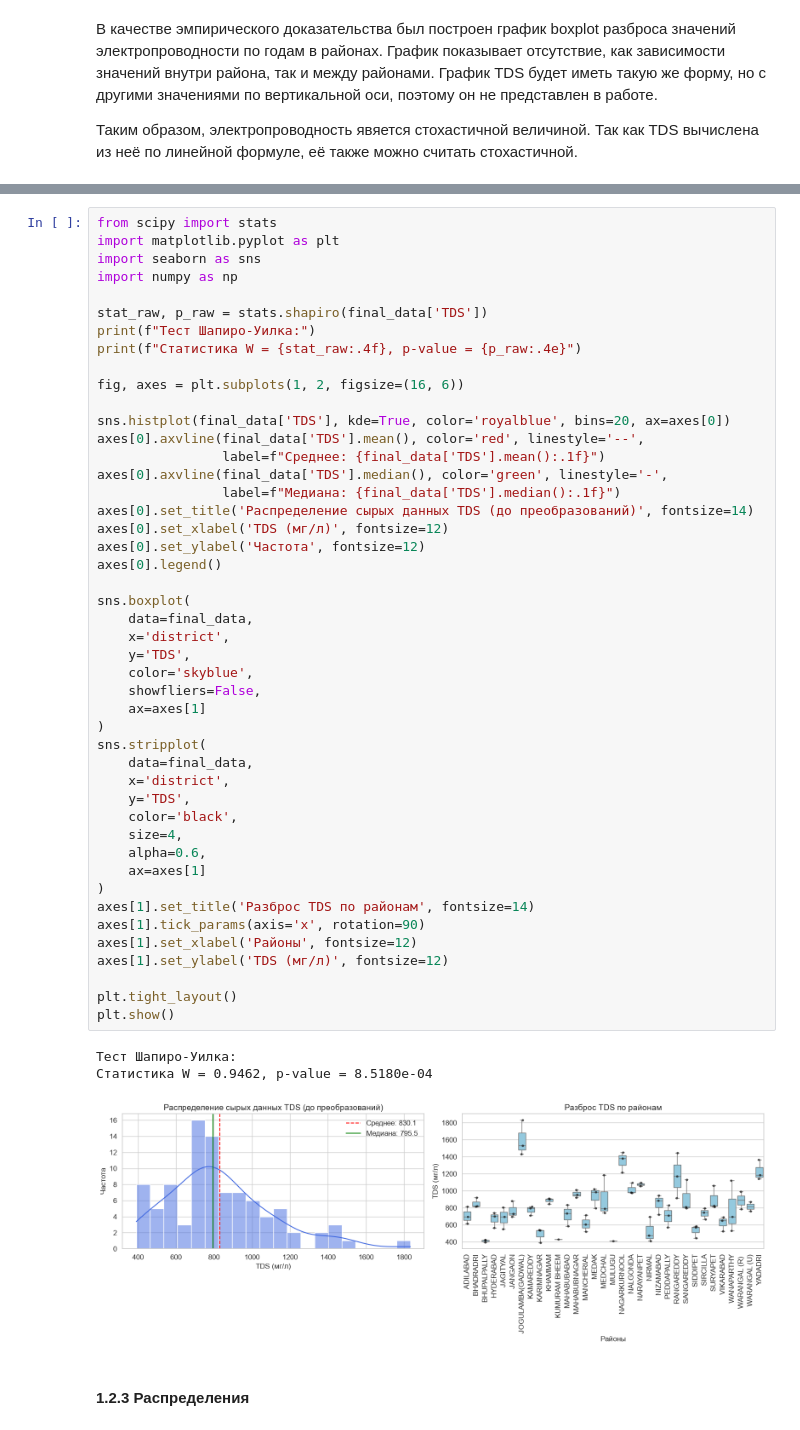
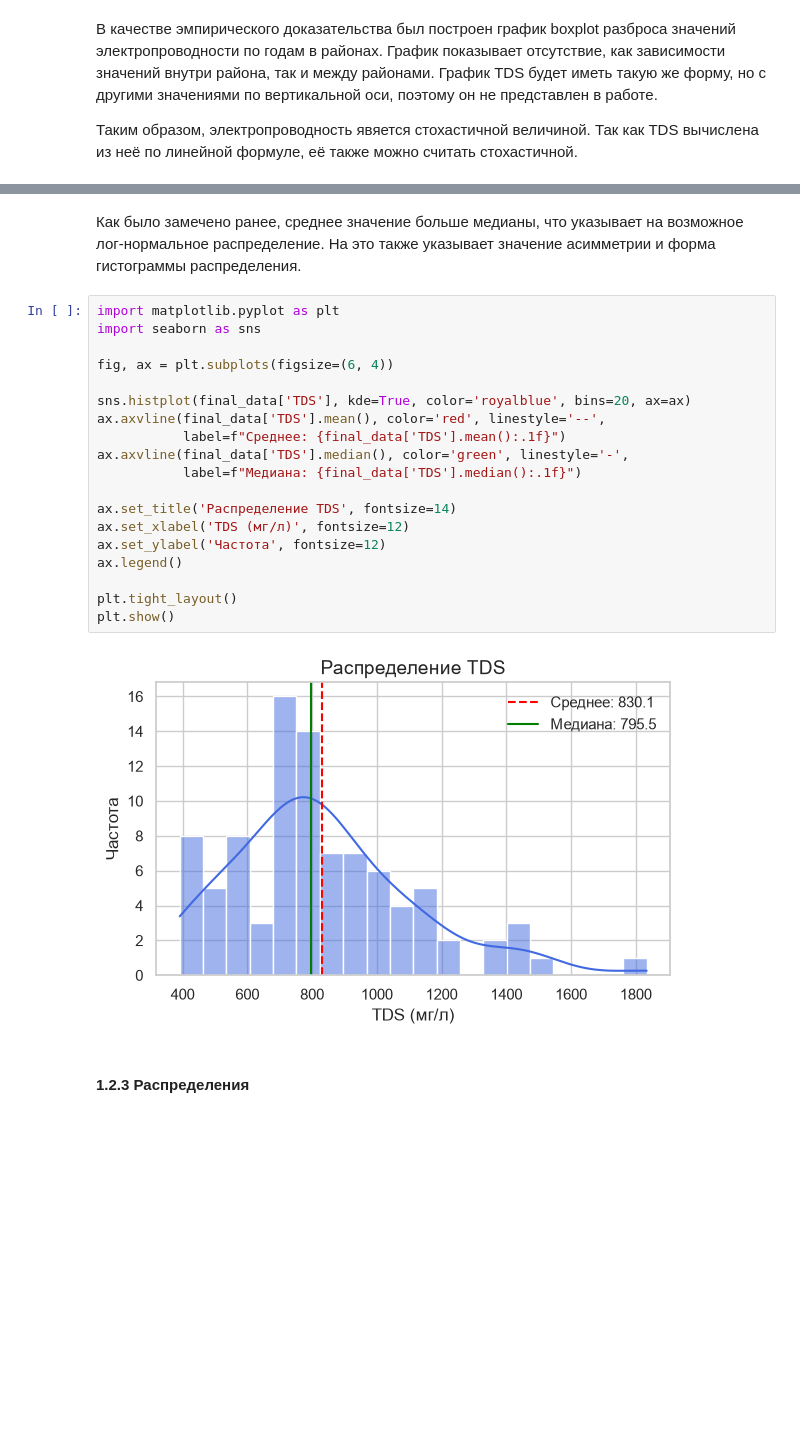
Before and after one commit to dasha1154/lab.stat, a Jupyter notebook: labwork.ipynb, the cells around one changed output, grey strips where cells are left out. Cells and saved outputs as stored; diff of their text form; blank space fills up the shorter version.

```diff
--- a/labwork.ipynb
+++ b/labwork.ipynb
@@ -603,53 +599,26 @@ display(stats_tds.to_frame().round(3))
-# %%
-from scipy import stats
-import matplotlib.pyplot as plt
-import seaborn as sns
-import numpy as np
-
-stat_raw, p_raw = stats.shapiro(final_data['TDS'])
-print(f"Тест Шапиро-Уилка:")
-print(f"Статистика W = {stat_raw:.4f}, p-value = {p_raw:.4e}")
-
-fig, axes = plt.subplots(1, 2, figsize=(16, 6))
-
-sns.histplot(final_data['TDS'], kde=True, color='royalblue', bins=20, ax=axes[0])
-axes[0].axvline(final_data['TDS'].mean(), color='red', linestyle='--',
-                label=f"Среднее: {final_data['TDS'].mean():.1f}")
-axes[0].axvline(final_data['TDS'].median(), color='green', linestyle='-',
-                label=f"Медиана: {final_data['TDS'].median():.1f}")
-axes[0].set_title('Распределение сырых данных TDS (до преобразований)', fontsize=14)
-axes[0].set_xlabel('TDS (мг/л)', fontsize=12)
-axes[0].set_ylabel('Частота', fontsize=12)
-axes[0].legend()
-
-sns.boxplot(
-    data=final_data,
-    x='district',
-    y='TDS',
-    color='skyblue',
-    showfliers=False,
-    ax=axes[1]
-)
-sns.stripplot(
-    data=final_data,
-    x='district',
-    y='TDS',
-    color='black',
-    size=4,
-    alpha=0.6,
-    ax=axes[1]
-)
-axes[1].set_title('Разброс TDS по районам', fontsize=14)
-axes[1].tick_params(axis='x', rotation=90)
-axes[1].set_xlabel('Районы', fontsize=12)
-axes[1].set_ylabel('TDS (мг/л)', fontsize=12)
-
-plt.tight_layout()
-plt.show()
-# %% [output]
-Тест Шапиро-Уилка:
-Статистика W = 0.9462, p-value = 8.5180e-04
-[figure, removed]
+# %% [markdown]
+Как было замечено ранее, среднее значение больше медианы, что указывает на возможное лог-нормальное распределение. На это также указывает значение асимметрии и форма гистограммы распределения.
+# %%
+import matplotlib.pyplot as plt
+import seaborn as sns
+
+fig, ax = plt.subplots(figsize=(6, 4))
+
+sns.histplot(final_data['TDS'], kde=True, color='royalblue', bins=20, ax=ax)
+ax.axvline(final_data['TDS'].mean(), color='red', linestyle='--',
+           label=f"Среднее: {final_data['TDS'].mean():.1f}")
+ax.axvline(final_data['TDS'].median(), color='green', linestyle='-',
+           label=f"Медиана: {final_data['TDS'].median():.1f}")
+
+ax.set_title('Распределение TDS', fontsize=14)
+ax.set_xlabel('TDS (мг/л)', fontsize=12)
+ax.set_ylabel('Частота', fontsize=12)
+ax.legend()
+
+plt.tight_layout()
+plt.show()
+# %% [output]
+[figure, added]
 # %% [markdown]
 #### <a id="section1_2_3"></a> 1.2.3 Распределения
 # %%
```
Also changed, not shown: parts of 35 cells of this notebook.
